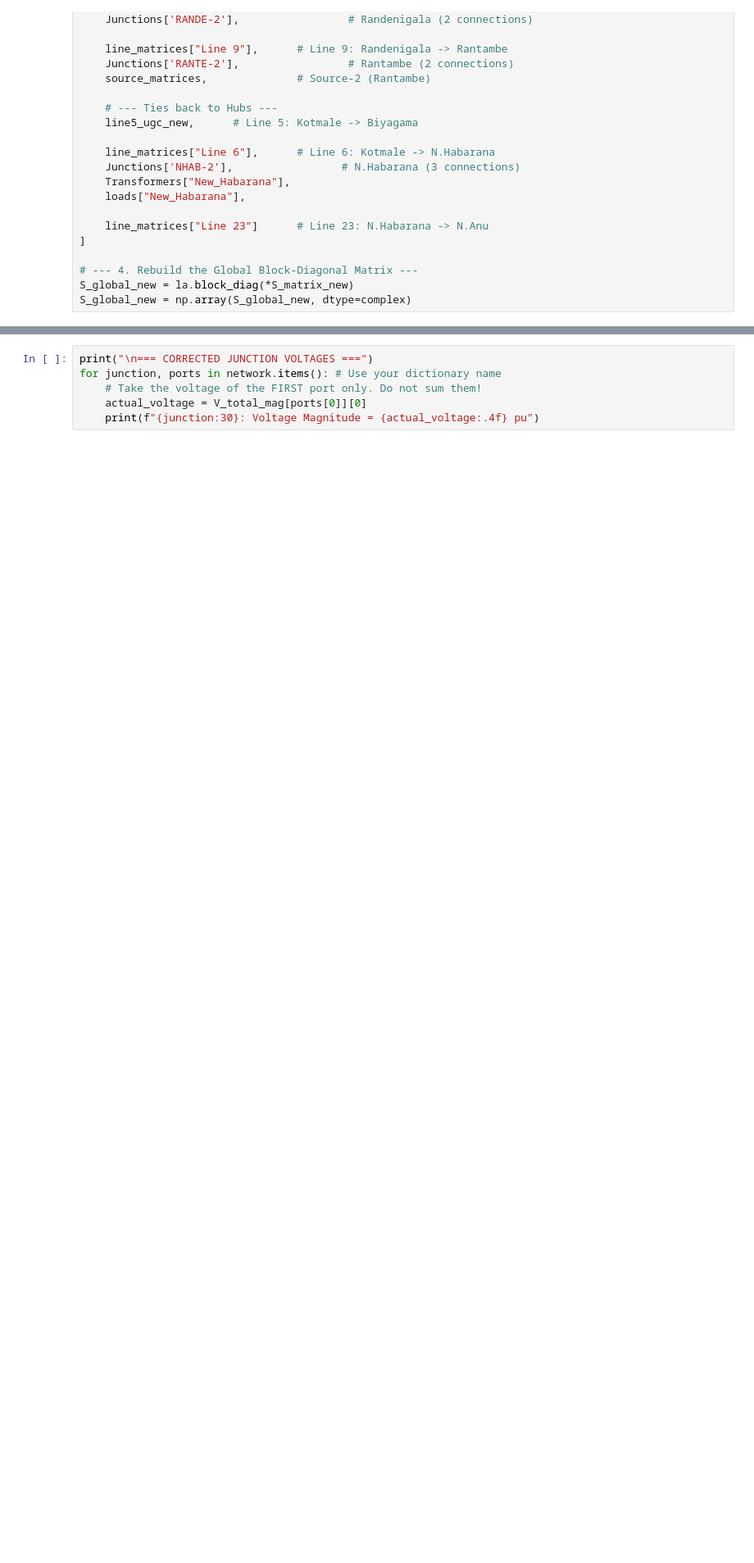
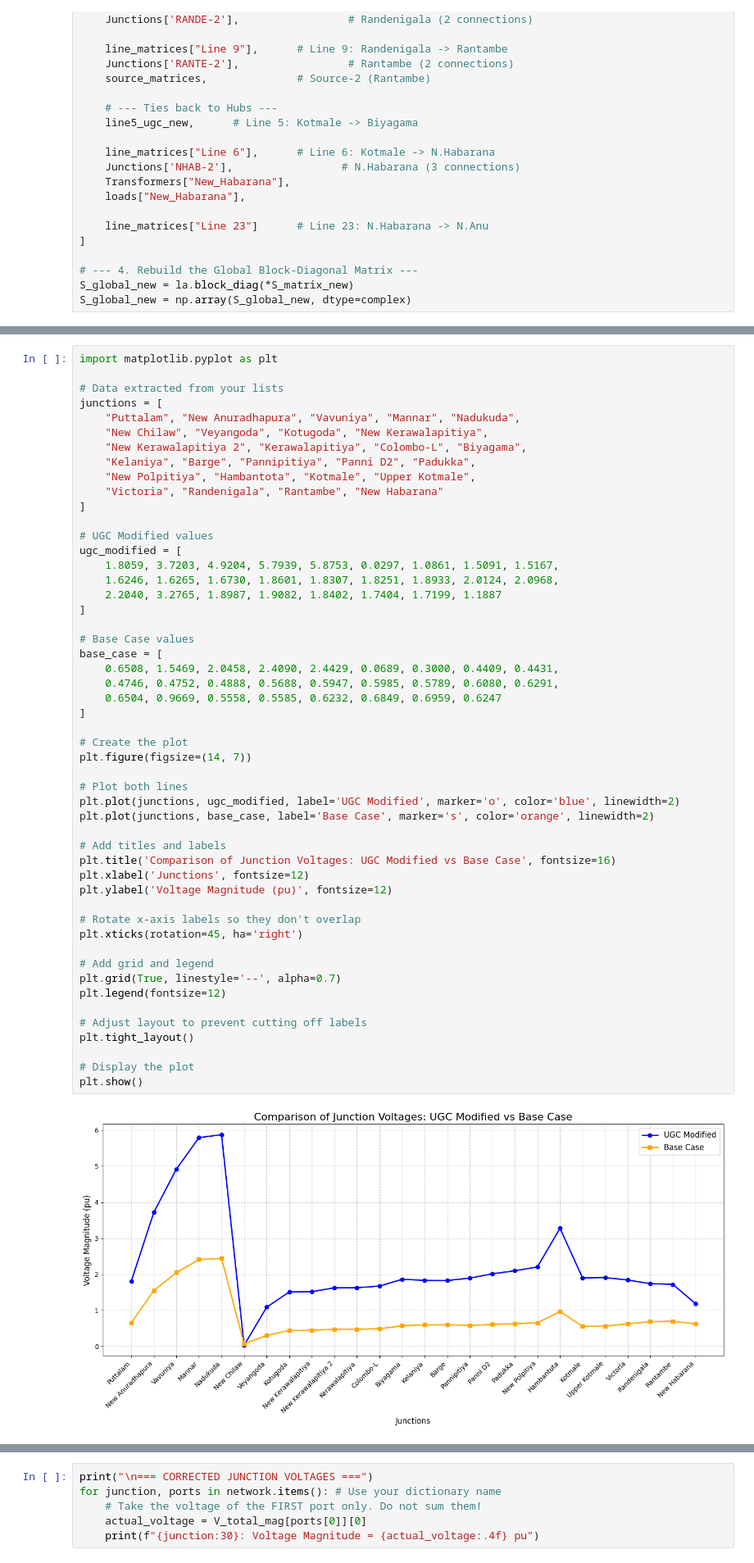
Before and after one commit to nimeshlal097/Undergraduate_FYP, a Jupyter notebook: S_Parameter Model for 5 th Harmonic.ipynb, the cells around one changed output, grey strips where cells are left out. Shown at 82% size. Saved outputs shown, nothing was run; the diff lists cells and outputs as text; blank space fills up the shorter version.

```diff
--- a/S_Parameter Model for 5 th Harmonic.ipynb
+++ b/S_Parameter Model for 5 th Harmonic.ipynb
@@ -1105,0 +1106,53 @@ plt.show()
+# %%
+import matplotlib.pyplot as plt
+
+# Data extracted from your lists
+junctions = [
+    "Puttalam", "New Anuradhapura", "Vavuniya", "Mannar", "Nadukuda",
+    "New Chilaw", "Veyangoda", "Kotugoda", "New Kerawalapitiya",
+    "New Kerawalapitiya 2", "Kerawalapitiya", "Colombo-L", "Biyagama",
+    "Kelaniya", "Barge", "Pannipitiya", "Panni D2", "Padukka",
+    "New Polpitiya", "Hambantota", "Kotmale", "Upper Kotmale",
+    "Victoria", "Randenigala", "Rantambe", "New Habarana"
+]
+
+# UGC Modified values
+ugc_modified = [
+    1.8059, 3.7203, 4.9204, 5.7939, 5.8753, 0.0297, 1.0861, 1.5091, 1.5167,
+    1.6246, 1.6265, 1.6730, 1.8601, 1.8307, 1.8251, 1.8933, 2.0124, 2.0968,
+    2.2040, 3.2765, 1.8987, 1.9082, 1.8402, 1.7404, 1.7199, 1.1887
+]
+
+# Base Case values
+base_case = [
+    0.6508, 1.5469, 2.0458, 2.4090, 2.4429, 0.0689, 0.3000, 0.4409, 0.4431,
+    0.4746, 0.4752, 0.4888, 0.5688, 0.5947, 0.5985, 0.5789, 0.6080, 0.6291,
+    0.6504, 0.9669, 0.5558, 0.5585, 0.6232, 0.6849, 0.6959, 0.6247
+]
+
+# Create the plot
+plt.figure(figsize=(14, 7))
+
+# Plot both lines
+plt.plot(junctions, ugc_modified, label='UGC Modified', marker='o', color='blue', linewidth=2)
+plt.plot(junctions, base_case, label='Base Case', marker='s', color='orange', linewidth=2)
+
+# Add titles and labels
+plt.title('Comparison of Junction Voltages: UGC Modified vs Base Case', fontsize=16)
+plt.xlabel('Junctions', fontsize=12)
+plt.ylabel('Voltage Magnitude (pu)', fontsize=12)
+
+# Rotate x-axis labels so they don't overlap
+plt.xticks(rotation=45, ha='right')
+
+# Add grid and legend
+plt.grid(True, linestyle='--', alpha=0.7)
+plt.legend(fontsize=12)
+
+# Adjust layout to prevent cutting off labels
+plt.tight_layout()
+
+# Display the plot
+plt.show()
+# %% [output]
+[figure, added]
```
Also changed, not shown: parts of 7 cells of this notebook, 4 other files.
